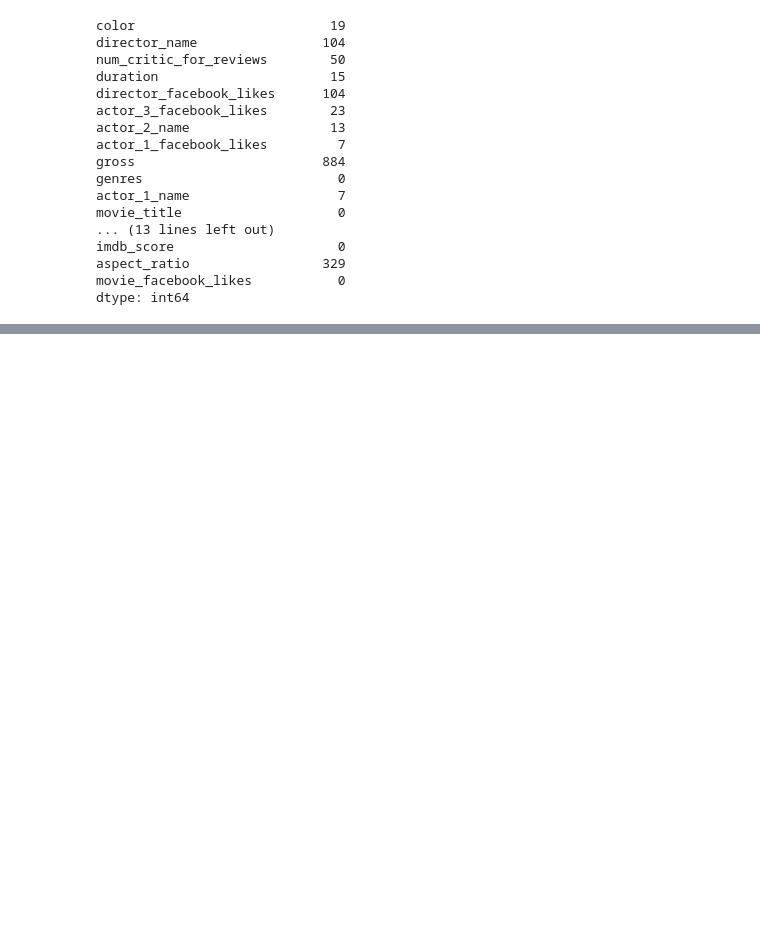
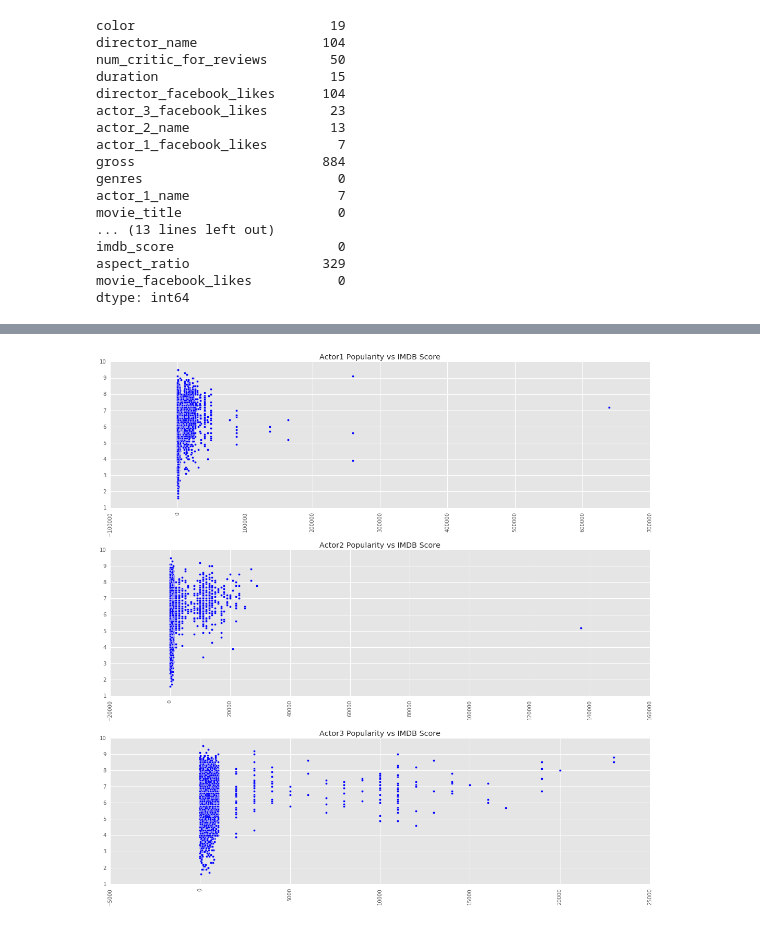
Before and after one commit to phayv/Data-Science-ML-Projects, a Jupyter notebook: Current Project MOVIES/main.ipynb, the cells around one changed output, grey strips where cells are left out. Cells and saved outputs as stored; diff of their text form; code cells hidden in the pictures; blank space fills up the shorter version.

```diff
--- a/Current Project MOVIES/main.ipynb
+++ b/Current Project MOVIES/main.ipynb
@@ -85,0 +111,28 @@ plt.scatter(temp_df['cast_total_facebook_likes'],temp_df['imdb_score'])
+# %%
+"""
+ACTORS 1,2,3 SEPERATE:
+
+Seems like actor3 shows distinction.
+Actor1 and Actor2 show that having a higher popularity isn't a bad idea.
+After researching, Actor1 and Actor2 are the main actors.
+
+"""
+fig, (ax1, ax2, ax3) = plt.subplots(3,1, figsize = (15,15))
+ax1.scatter(df['actor_1_facebook_likes'],df[['actor_1_facebook_likes','imdb_score']]['imdb_score'], label = 'A1')
+ax1.set_title('Actor1 Popularity vs IMDB Score')
+
+
+ax2.scatter(df['actor_2_facebook_likes'],df[['actor_2_facebook_likes','imdb_score']]['imdb_score'], label = 'A2')
+ax2.set_title('Actor2 Popularity vs IMDB Score')
+
+ax3.scatter(df['actor_3_facebook_likes'],df[['actor_3_facebook_likes','imdb_score']]['imdb_score'], label = 'A3')
+ax3.set_title('Actor3 Popularity vs IMDB Score')
+
+for ax in fig.axes:
+    plt.sca(ax)
+    plt.xticks(rotation=90)
+
+plt.tight_layout()
+plt.show()
+# %% [output]
+[figure, added]
```
Also changed, not shown: parts of 15 cells of this notebook.
